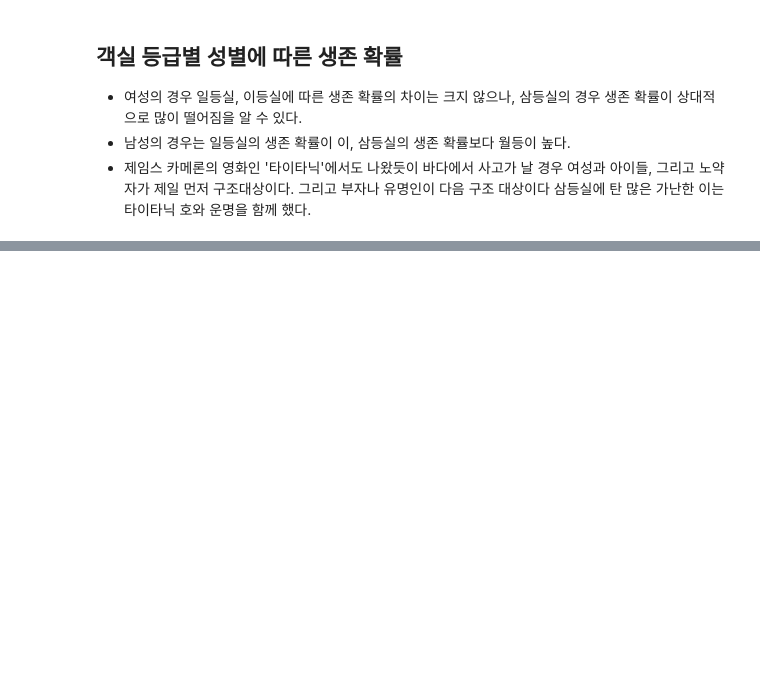
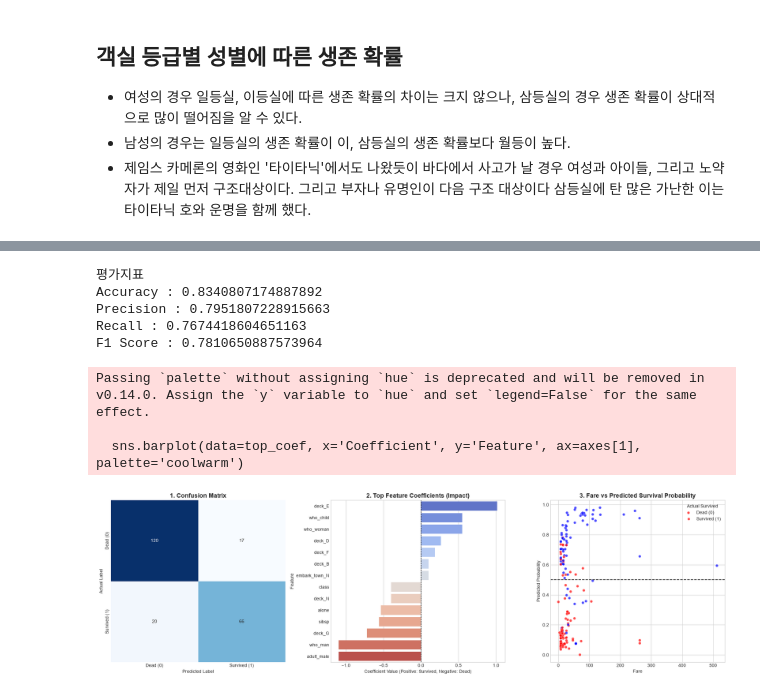
Before and after one commit to chan3623/data-collection-workspace, a Jupyter notebook: data23_ML_분류분석_titanic.ipynb, the cells around one changed output, grey strips where cells are left out. Cells and saved outputs as stored; diff of their text form; code cells hidden in the pictures; blank space fills up the shorter version.

```diff
--- a/data23_ML_분류분석_titanic.ipynb
+++ b/data23_ML_분류분석_titanic.ipynb
@@ -267,0 +712,4 @@ ValueError: could not convert string to float: 'male'
+# %%
+feature_names = ct.get_feature_names_out()
+encoded_df = pd.DataFrame(encoded_array, columns=feature_names)
+print(encoded_df.head())
@@ -267,0 +746,5 @@ ValueError: could not convert string to float: 'male'
+# %%
+X_train, X_test, y_train, y_test = train_test_split(encoded_df, target, test_size=0.25, stratify=target, shuffle=True)
+
+print(f'train : {y_train.value_counts()[0] / y_train.value_counts()[1]}')
+print(f'test : {y_test.value_counts()[0] / y_test.value_counts()[1]}')
@@ -267,0 +754,3 @@ ValueError: could not convert string to float: 'male'
+# %%
+reg = LogisticRegression(max_iter=1000)
+reg.fit(X_train, y_train)
@@ -267,0 +759,2 @@ ValueError: could not convert string to float: 'male'
+# %%
+y_pred = reg.predict(X_test)
@@ -267,0 +777,58 @@ ValueError: could not convert string to float: 'male'
+# %%
+
+# 평가지표
+print('평가지표')
+print(f'Accuracy : {accuracy_score(y_test, y_pred)}')
+print(f'Precision : {precision_score(y_test, y_pred)}')
+print(f'Recall : {recall_score(y_test, y_pred)}')
+print(f'F1 Score : {f1_score(y_test, y_pred)}')
+# %% [output]
+평가지표
+Accuracy : 0.8340807174887892
+Precision : 0.7951807228915663
+Recall : 0.7674418604651163
+F1 Score : 0.7810650887573964
+# %%
+plt.style.use('seaborn-v0_8-whitegrid' if 'seaborn-v0_8-whitegrid' in plt.style.available else 'default')
+fig, axes = plt.subplots(1, 3, figsize=(20, 6))
+
+# [그래프 1] Confusion Matrix (혼동 행렬)
+cm = confusion_matrix(y_test, y_pred)
+sns.heatmap(cm, annot=True, fmt='d', cmap='Blues', ax=axes[0], cbar=False,
+            xticklabels=['Dead (0)', 'Survived (1)'],
+            yticklabels=['Dead (0)', 'Survived (1)'])
+axes[0].set_title("1. Confusion Matrix", fontsize=14, fontweight='bold')
+axes[0].set_xlabel("Predicted Label")
+axes[0].set_ylabel("Actual Label")
+
+# [그래프 2] Feature Coefficients (특성별 영향력/계수 시각화)
+coef_df = pd.DataFrame({
+    'Feature': feature_names,
+    'Coefficient': reg.coef_[0]
+}).sort_values(by='Coefficient', ascending=False)
+
+# 상위/하위 영향력 있는 주요 변수 추출 (상위 7개, 하위 7개)
+top_coef = pd.concat([coef_df.head(7), coef_df.tail(7)])
+
+sns.barplot(data=top_coef, x='Coefficient', y='Feature', ax=axes[1], palette='coolwarm')
+axes[1].axvline(0, color='black', linestyle='--', linewidth=1)
+axes[1].set_title("2. Top Feature Coefficients (Impact)", fontsize=14, fontweight='bold')
+axes[1].set_xlabel("Coefficient Value (Positive: Survived, Negative: Dead)")
+
+# [그래프 3] Fare vs Predicted Probability (요금 대비 예측 생존 확률)
+y_prob = reg.predict_proba(X_test)[:, 1]  # 생존(1)에 대한 예측 확률 추출
+
+sns.scatterplot(x=X_test['fare'], y=y_prob, hue=y_test, palette={0: 'red', 1: 'blue'}, alpha=0.7, ax=axes[2])
+axes[2].axhline(0.5, color='black', linestyle='--', label='Threshold (0.5)')
+axes[2].set_title("3. Fare vs Predicted Survival Probability", fontsize=14, fontweight='bold')
+axes[2].set_xlabel("Fare")
+axes[2].set_ylabel("Predicted Probability")
+axes[2].legend(title='Actual Survived', labels=['Dead (0)', 'Survived (1)'])
+
+plt.tight_layout()
+plt.show()
+# %% [output]
+Passing `palette` without assigning `hue` is deprecated and will be removed in v0.14.0. Assign the `y` variable to `hue` and set `legend=False` for the same effect.
+
+  sns.barplot(data=top_coef, x='Coefficient', y='Feature', ax=axes[1], palette='coolwarm')
+[figure, added]
```
Also changed, not shown: parts of 48 cells of this notebook, 20 other files.
